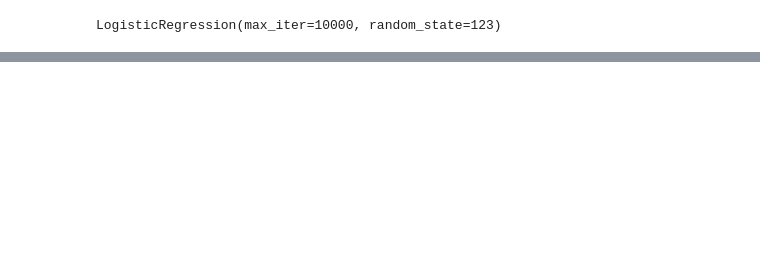
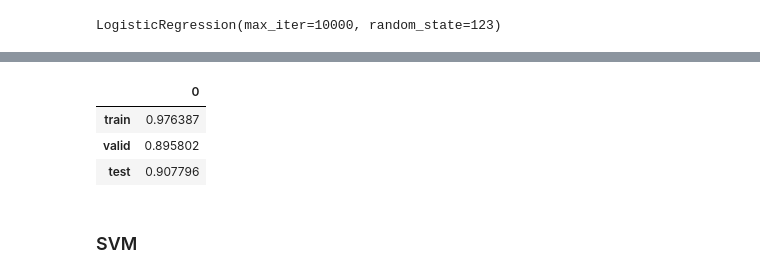
Before and after one commit to tktkbohshi/m1_study_nlp100practices, a Jupyter notebook: section06/section06.ipynb, the cells around one changed output, grey strips where cells are left out. Saved outputs shown, nothing was run; the diff lists cells and outputs as text; code cells hidden in the pictures; blank space fills up the shorter version.

```diff
--- a/section06/section06.ipynb
+++ b/section06/section06.ipynb
@@ -251,0 +279,5 @@ TypeError: cannot concatenate object of type '<class 'numpy.float64'>'; only Ser
+# %%
+study = optuna.create_study(direction='maximize')
+study.optimize(objective_lg, timeout=120)
+trial = study.best_trial
+trial
@@ -251,0 +300,32 @@ TypeError: cannot concatenate object of type '<class 'numpy.float64'>'; only Ser
+# %%
+l1_ratio = trial.params["l1_ratio"]
+C = trial.params["C"]
+model = LogisticRegression(
+    random_state=123,
+    max_iter=10000,
+    C=C,
+    l1_ratio=l1_ratio,
+    penalty='elasticnet',
+    solver='saga'
+    )
+model.fit(X_train, df_train["CATEGORY"])
+
+pred_train = model.predict(X_train)
+pred_valid = model.predict(X_valid)
+pred_test = model.predict(X_test)
+
+accuracy_train = accuracy_score(df_train["CATEGORY"], pred_train)
+accuracy_valid = accuracy_score(df_valid["CATEGORY"], pred_valid)
+accuracy_test = accuracy_score(df_test["CATEGORY"], pred_test)
+pd.DataFrame([
+    accuracy_train,
+    accuracy_valid,
+    accuracy_test
+],index=["train","valid","test"])
+# %% [output]
+|  | 0 |
+| train | 0.976387 |
+| valid | 0.895802 |
+| test | 0.907796 |
+# %% [markdown]
+### SVM
```
Also changed, not shown: parts of 34 cells of this notebook.
